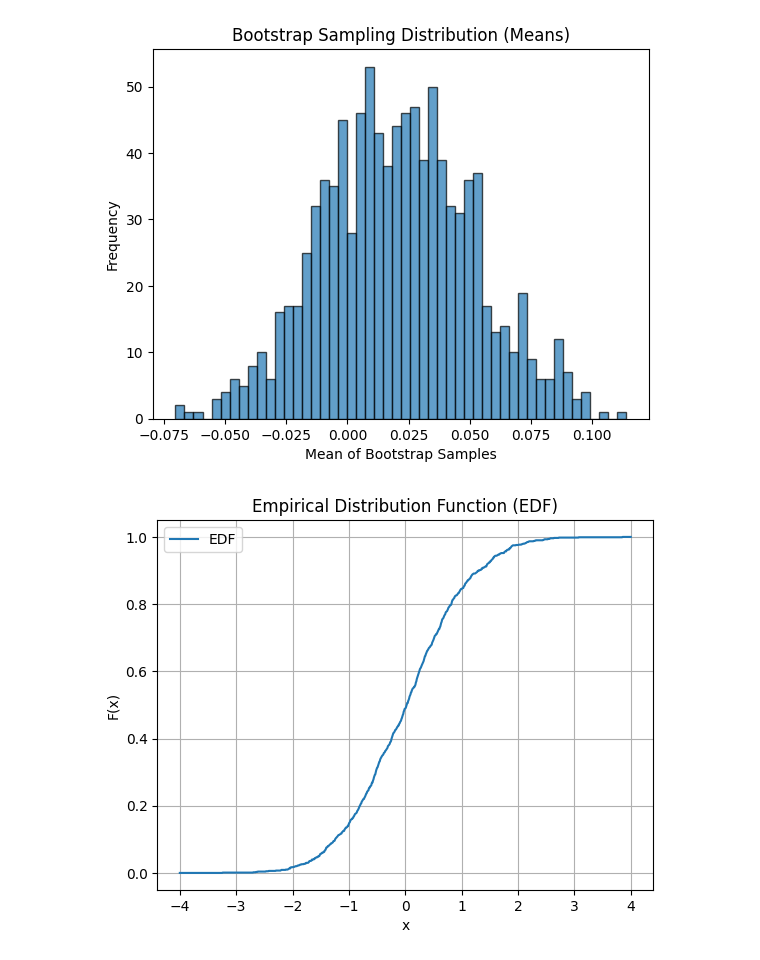
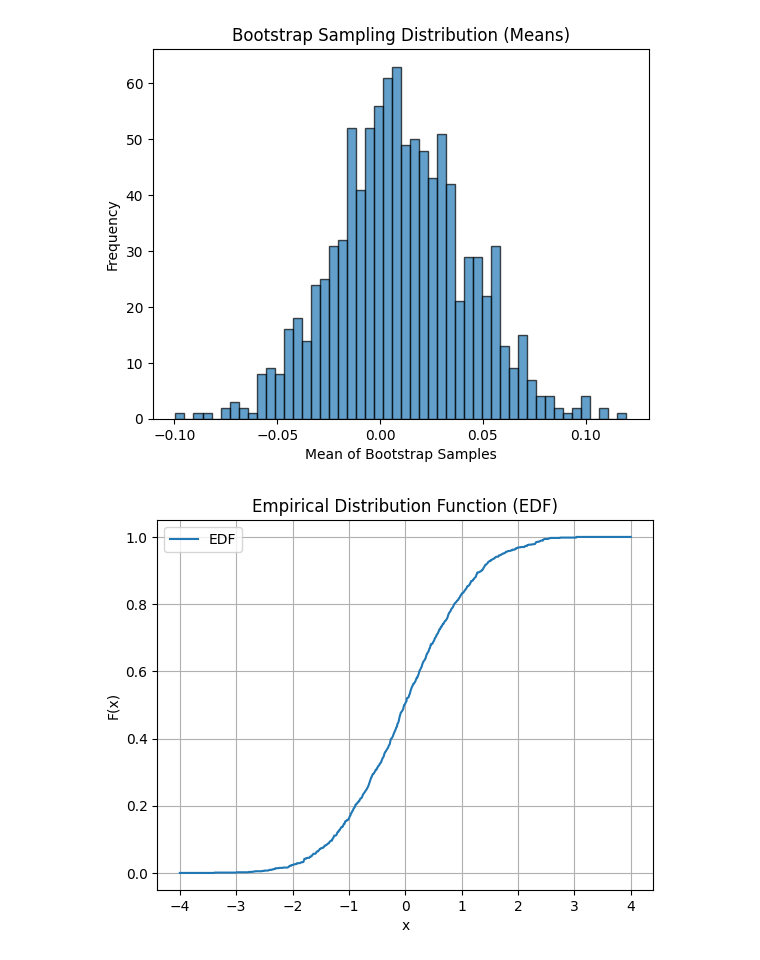
Before and after one commit to shimajoe/deep-learning-from-scratch-5, a Jupyter notebook: master_research/edf.ipynb, the cells around one changed output. Saved outputs shown, nothing was run; the diff lists cells and outputs as text; code cells hidden in the pictures.

```diff
--- a/master_research/edf.ipynb
+++ b/master_research/edf.ipynb
@@ -1,10 +1,19 @@
 # %%
 import numpy as np
 import matplotlib.pyplot as plt
+import torch
 
-# データの生成（例：正規分布からサンプルを生成）
-np.random.seed(42)
-data = np.random.normal(loc=0, scale=1, size=1000)
+# シードの設定 (PyTorchとNumPy)
+seed = 42
+torch.manual_seed(seed)
+torch.cuda.manual_seed(seed)
+np.random.seed(seed)
+
+# 1D正規乱数データの作成 (GPU上に転送)
+x = torch.randn(1000, device='cuda')  # 1Dデータ (サンプル数: 1000)
+
+# PyTorchテンソル（GPU上）をNumPy配列に変換
+data = x.cpu().numpy()
 
 # 経験分布関数（EDF）の計算
 def empirical_distribution_function(data, x):
@@ -17,33 +26,33 @@ def bootstrap_sampling(data, n_iterations):
     for _ in range(n_iterations):
         sample = np.random.choice(data, size=n, replace=True)  # サンプリング
         bootstrap_samples.append(sample)
     return np.array(bootstrap_samples)
 
 # ブートストラップサンプルを生成
 n_iterations = 1000
 bootstrap_samples = bootstrap_sampling(data, n_iterations)
 
-# ブートストラップサンプルの平均を計算（例として）
+# ブートストラップサンプルの平均を計算
 bootstrap_means = np.mean(bootstrap_samples, axis=1)
 
 # ブートストラップサンプルの分布を表示
 plt.hist(bootstrap_means, bins=50, edgecolor='black', alpha=0.7)
 plt.title("Bootstrap Sampling Distribution (Means)")
 plt.xlabel("Mean of Bootstrap Samples")
 plt.ylabel("Frequency")
 plt.show()
 
 # 経験分布関数を計算してプロット
 x_vals = np.linspace(-4, 4, 1000)
 edf_vals = [empirical_distribution_function(data, x) for x in x_vals]
 
 plt.plot(x_vals, edf_vals, label="EDF")
 plt.title("Empirical Distribution Function (EDF)")
 plt.xlabel("x")
 plt.ylabel("F(x)")
 plt.legend()
 plt.grid(True)
 plt.show()
 # %% [output]
-[figure, old version]
+[figure, new version]
-[figure, old version]
+[figure, new version]
```
Also changed, not shown: parts of 1 cell of this notebook.
